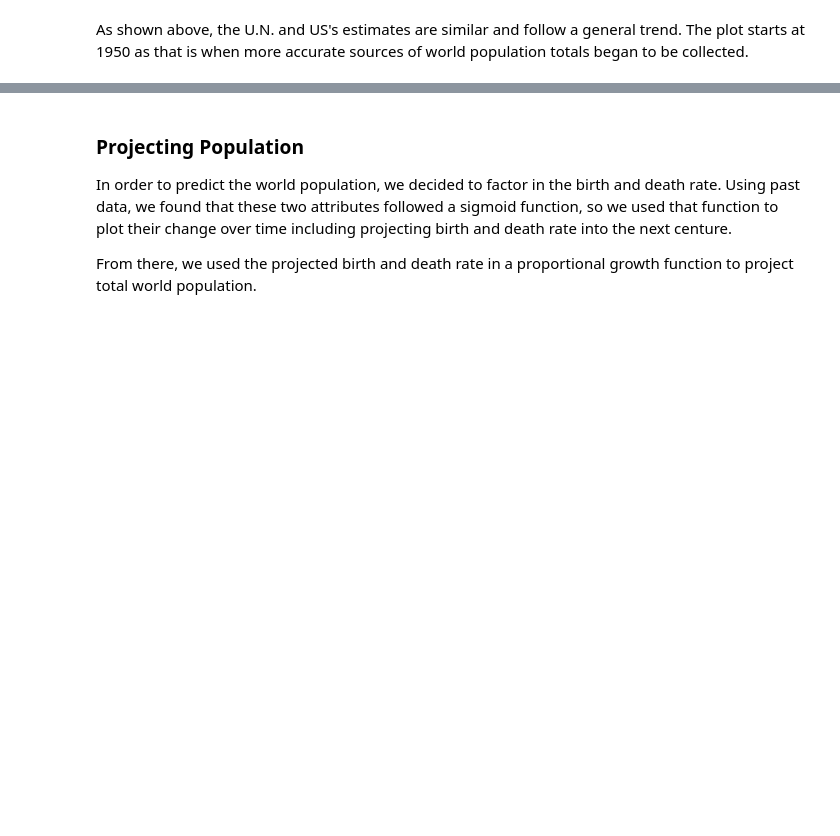
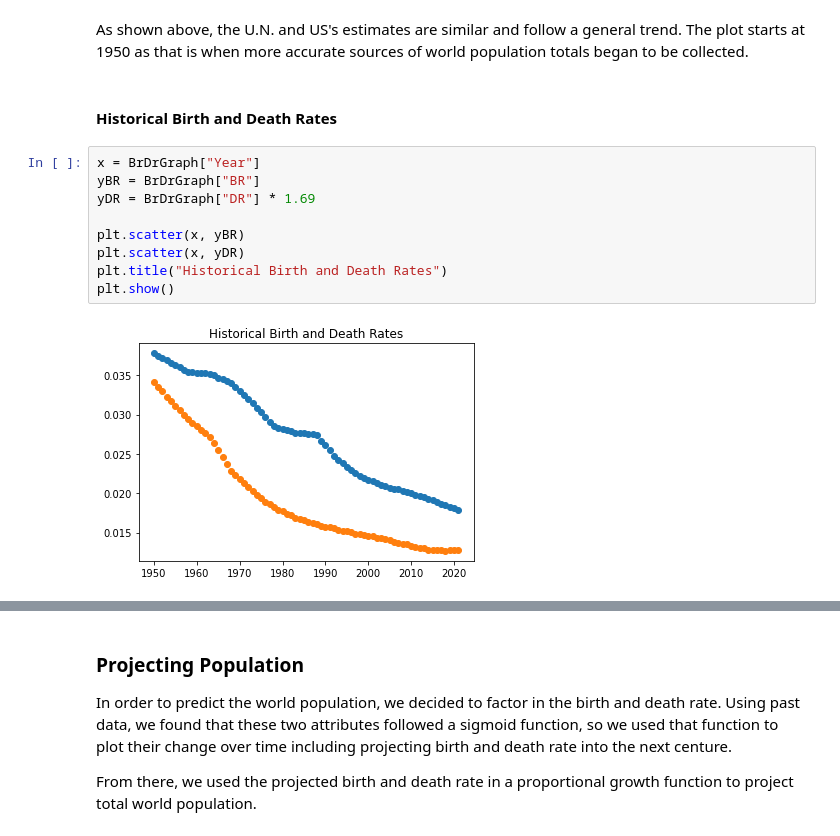
Before and after one commit to sltimmins/they-dont-keep-me-here-cause-Im-gorgeous-they-keep-me-here-cause-Im-smart, a Jupyter notebook: model.ipynb, the cells around one changed output, grey strips where cells are left out. Cells and saved outputs as stored; diff of their text form; blank space fills up the shorter version.

```diff
--- a/model.ipynb
+++ b/model.ipynb
@@ -45,2 +48,15 @@ table.plot()
 # %% [markdown]
 As shown above, the U.N. and US's estimates are similar and follow a general trend. The plot starts at 1950 as that is when more accurate sources of world population totals began to be collected.
+# %% [markdown]
+#### Historical Birth and Death Rates
+# %%
+x = BrDrGraph["Year"]
+yBR = BrDrGraph["BR"]
+yDR = BrDrGraph["DR"] * 1.69
+
+plt.scatter(x, yBR)
+plt.scatter(x, yDR)
+plt.title("Historical Birth and Death Rates")
+plt.show()
+# %% [output]
+[figure, added]
```
Also changed, not shown: parts of 7 cells of this notebook, 2 other files.
